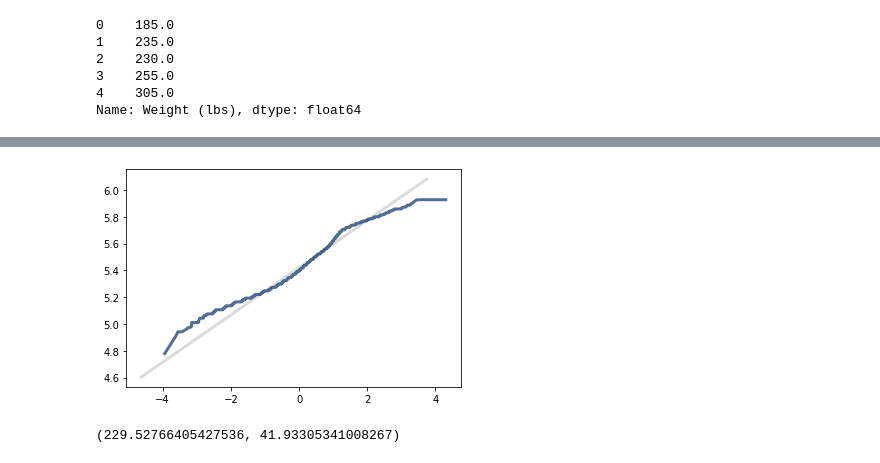
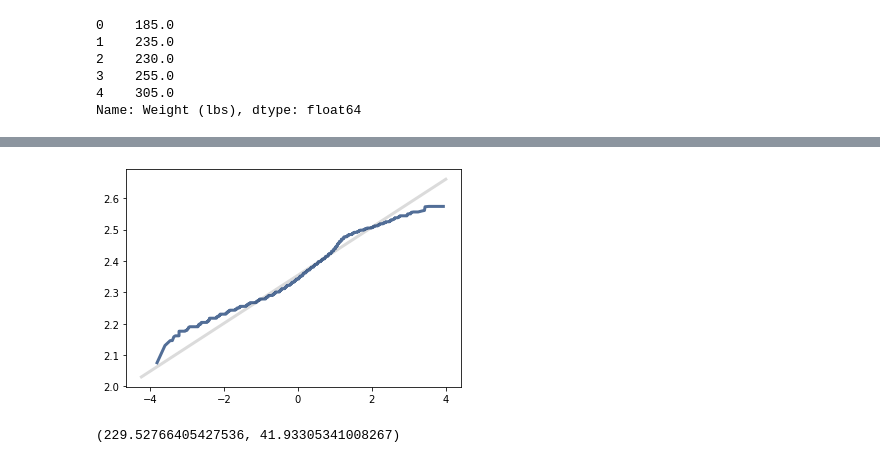
Before and after one commit to sijiahao-hub/Basic_Stats_in_Python_Student_Workbooks, a Jupyter notebook: 008_Analytical_Dist.ipynb, the cells around one changed output, grey strips where cells are left out. Saved outputs shown, nothing was run; the diff lists cells and outputs as text; code cells hidden in the pictures.

```diff
--- a/008_Analytical_Dist.ipynb
+++ b/008_Analytical_Dist.ipynb
@@ -269,8 +305,8 @@ thinkstats2.NormalProbabilityPlot(nfl)
 # %%
 #LogNormal Prob Plot
-thinkstats2.NormalProbabilityPlot(np.log(nfl))
+thinkstats2.NormalProbabilityPlot(np.log10(nfl))
 # %% [output]
-[figure, old version]
+[figure, new version]
 # %%
 #Make Analytical Distribution
 mu2 = nfl.mean()
```
Also changed, not shown: parts of 75 cells of this notebook.
